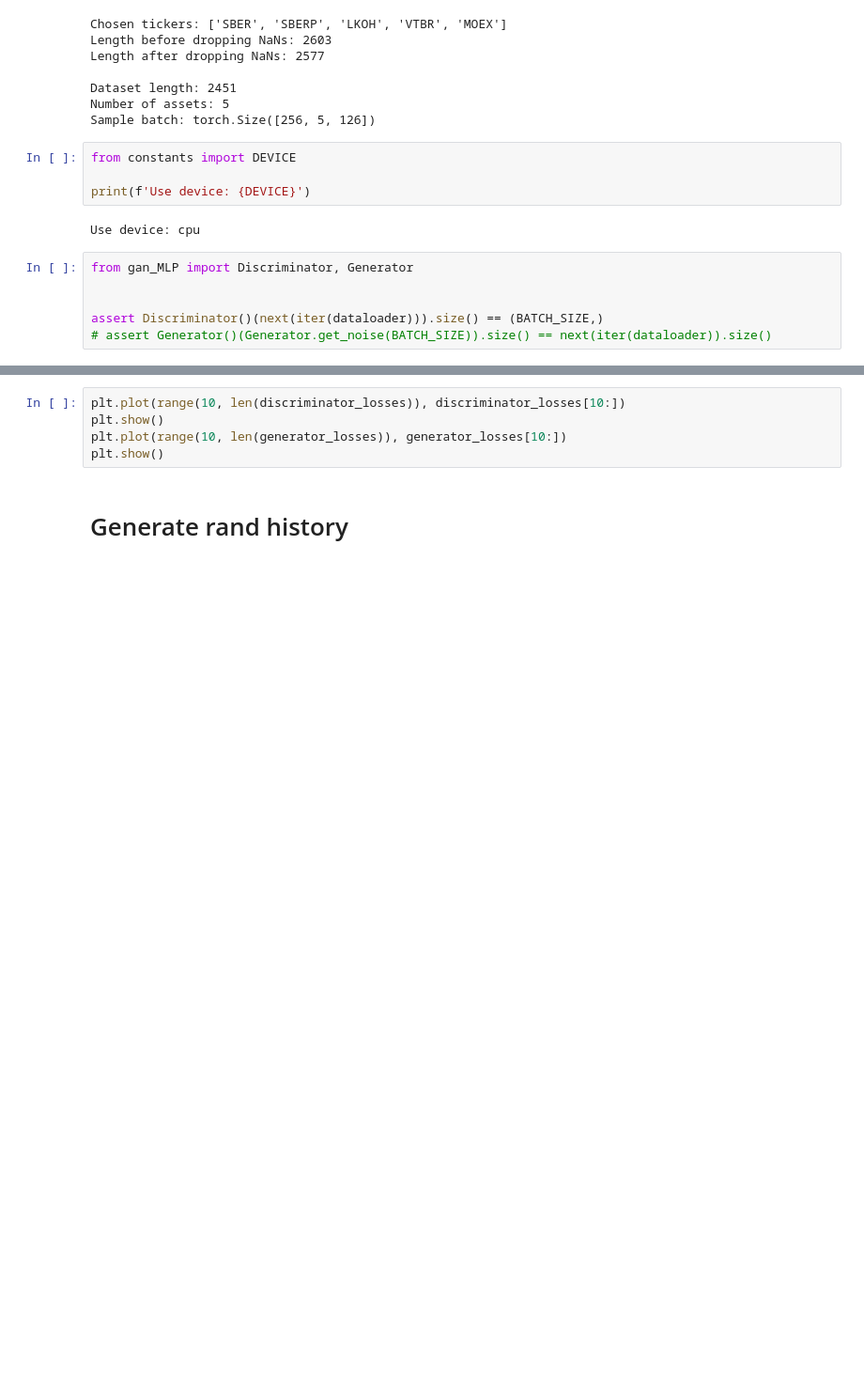
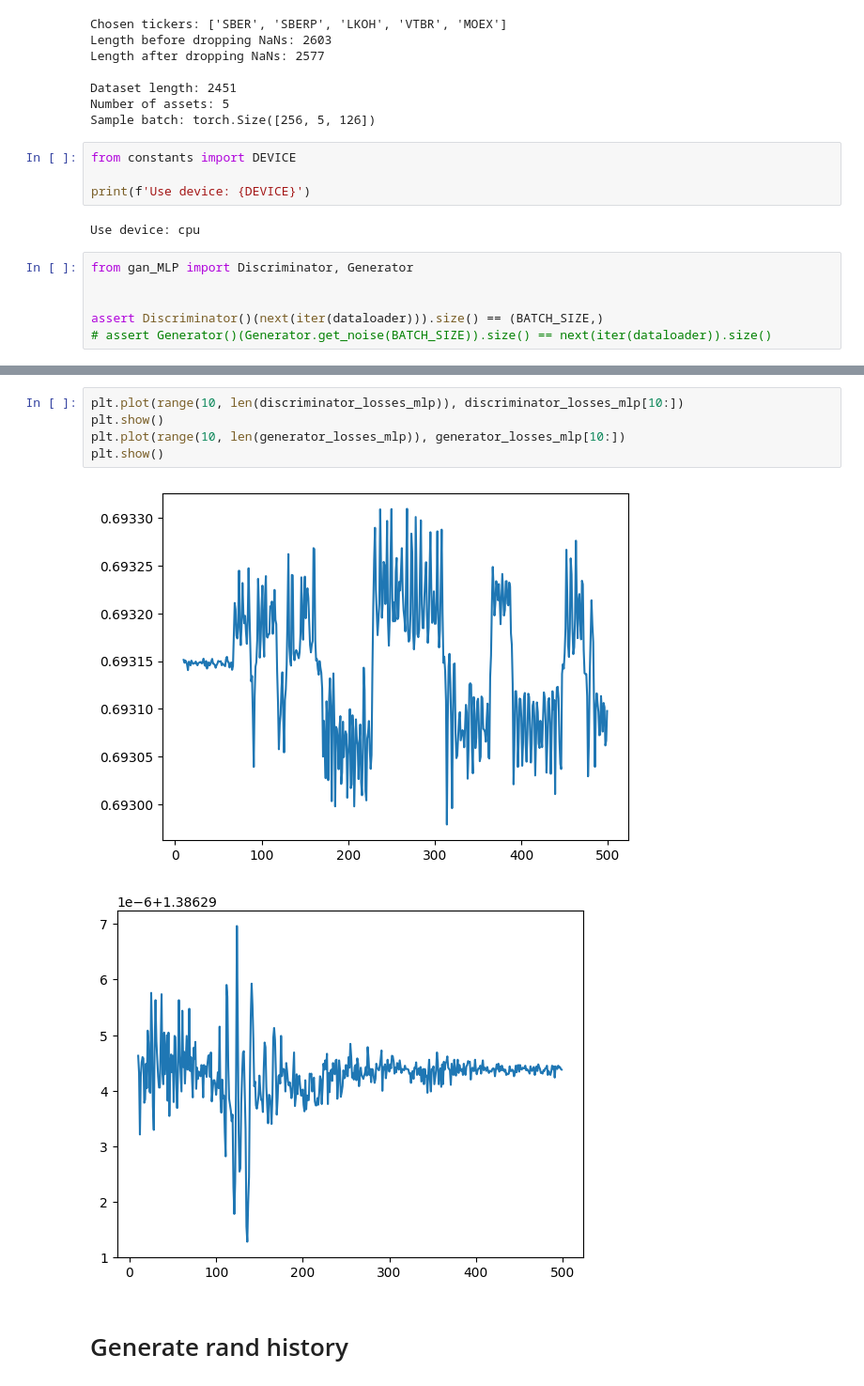
Before and after one commit to GudkovNikolay/Interactive_dashboard_ECML_2025, a Jupyter notebook: library/gan_MLP.ipynb, the cells around one changed output, grey strips where cells are left out. Shown at 94% size. Saved outputs shown, nothing was run; the diff lists cells and outputs as text; blank space fills up the shorter version.

```diff
--- a/library/gan_MLP.ipynb
+++ b/library/gan_MLP.ipynb
@@ -267,8 +283,11 @@ Fake correlation: 0.7672824947606487. Real correlation: 0.9185647795211369
 # %%
-plt.plot(range(10, len(discriminator_losses)), discriminator_losses[10:])
+plt.plot(range(10, len(discriminator_losses_mlp)), discriminator_losses_mlp[10:])
 plt.show()
-plt.plot(range(10, len(generator_losses)), generator_losses[10:])
+plt.plot(range(10, len(generator_losses_mlp)), generator_losses_mlp[10:])
 plt.show()
+# %% [output]
+[figure, added]
+[figure, added]
 # %% [markdown]
 # Generate rand history
 # %%
```
Also changed, not shown: parts of 12 cells of this notebook, 6 other files.
